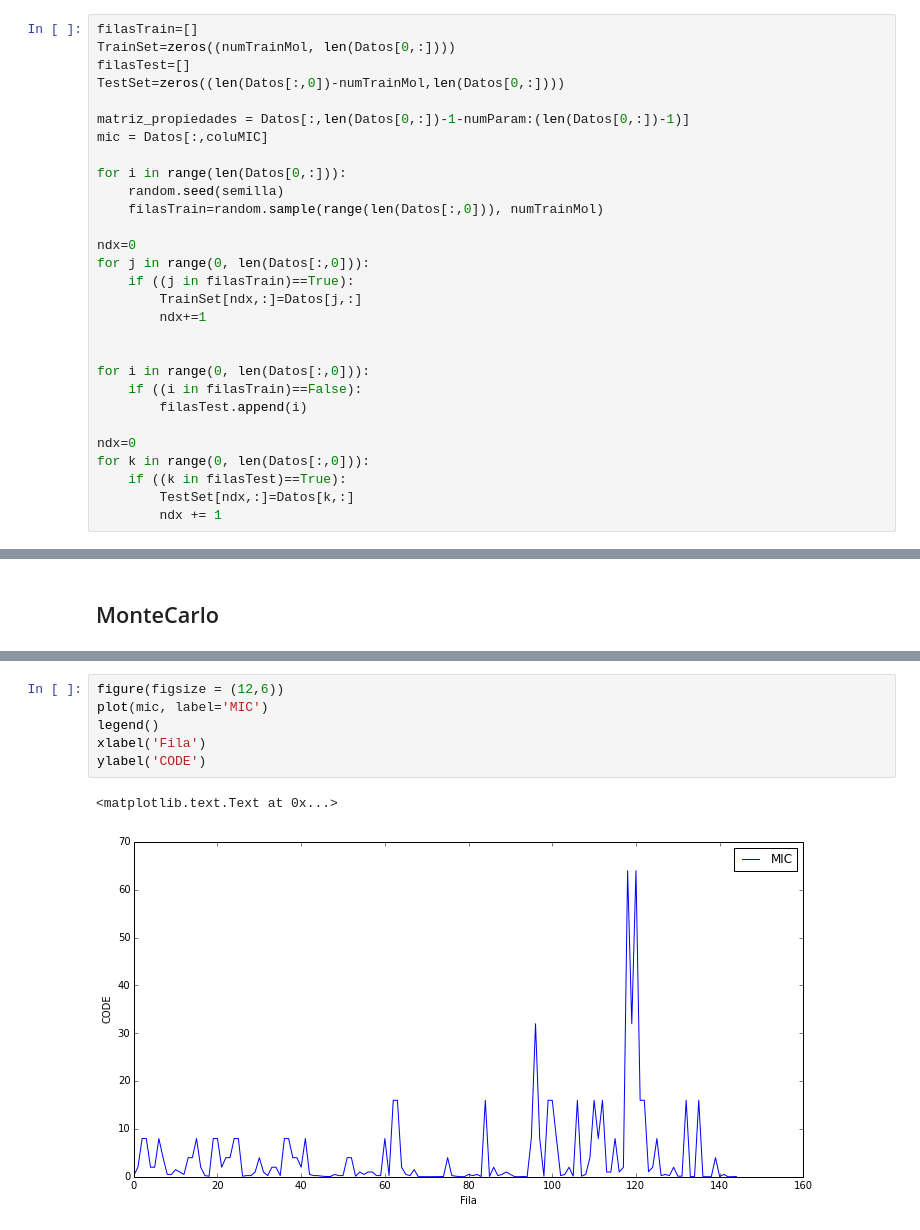
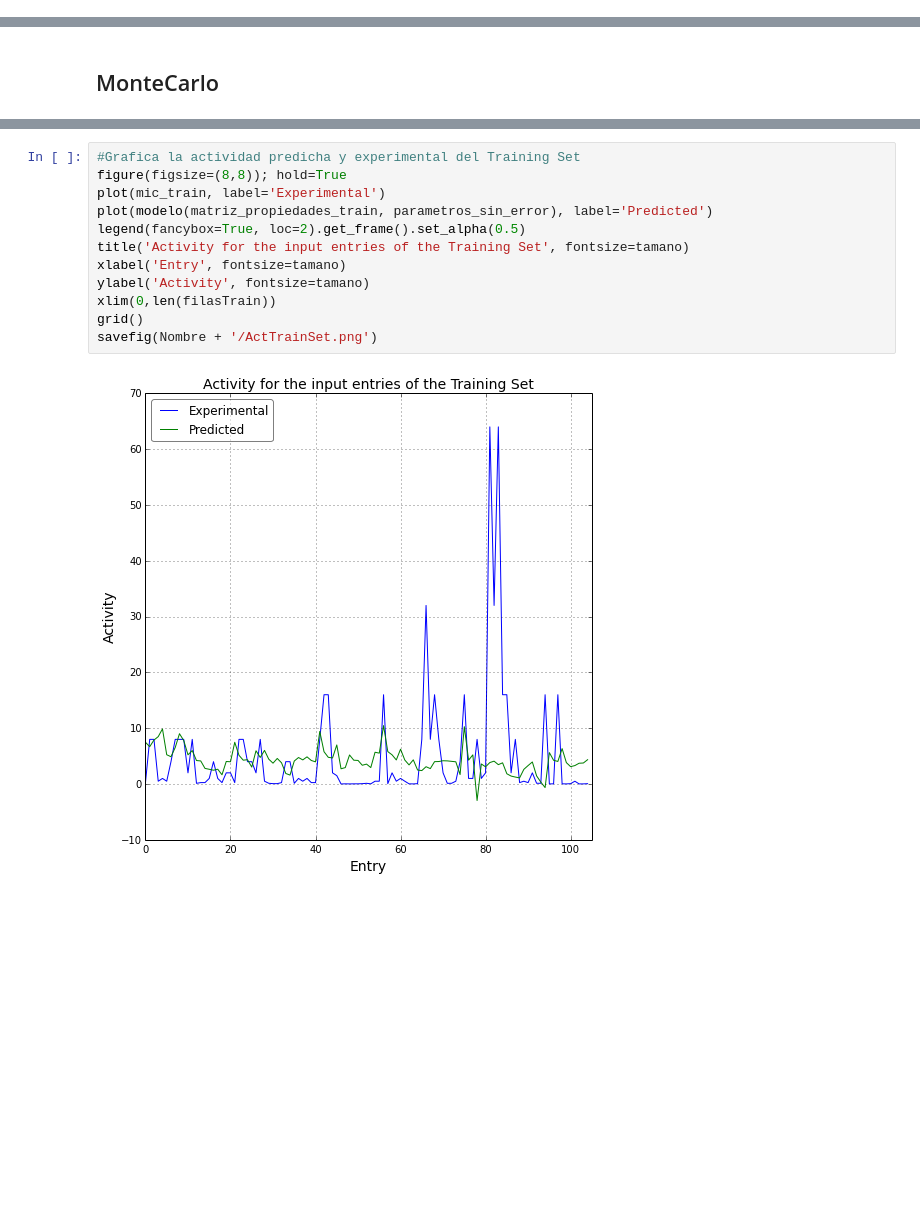
Before and after one commit to cebasfu93/CODE, a Jupyter notebook: CODE.ipynb, the cells around one changed output, grey strips where cells are left out. Cells and saved outputs as stored; diff of their text form; blank space fills up the shorter version.

```diff
--- a/CODE.ipynb
+++ b/CODE.ipynb
@@ -51,32 +47,3 @@ ndxchg=0
 shutil.copy(inputfile, Nombre)
 os.rename(Nombre+'/'+inputfile, Nombre+'/'+Nombre+'In.csv' )
 Datos=genfromtxt(Nombre + '/'+Nombre+'In.csv', delimiter=',', skip_header=1)
-# %%
-filasTrain=[]
-TrainSet=zeros((numTrainMol, len(Datos[0,:])))
-filasTest=[]
-TestSet=zeros((len(Datos[:,0])-numTrainMol,len(Datos[0,:])))
-
-matriz_propiedades = Datos[:,len(Datos[0,:])-1-numParam:(len(Datos[0,:])-1)]
-mic = Datos[:,coluMIC]
-
-for i in range(len(Datos[0,:])):
-    random.seed(semilla)
-    filasTrain=random.sample(range(len(Datos[:,0])), numTrainMol)
-
-ndx=0
-for j in range(0, len(Datos[:,0])):
-    if ((j in filasTrain)==True):
-        TrainSet[ndx,:]=Datos[j,:]
-        ndx+=1
-
-
-for i in range(0, len(Datos[:,0])):
-    if ((i in filasTrain)==False):
-        filasTest.append(i)
-
-ndx=0
-for k in range(0, len(Datos[:,0])):
-    if ((k in filasTest)==True):
-        TestSet[ndx,:]=Datos[k,:]
-        ndx += 1
@@ -117,9 +146,14 @@ xlim(0,30)
-# %%
-figure(figsize = (12,6))
-plot(mic, label='MIC')
-legend()
-xlabel('Fila')
-ylabel('CODE')
-# %% [output]
-<matplotlib.text.Text at 0x...>
-[figure, removed]
+# %%
+#Grafica la actividad predicha y experimental del Training Set
+figure(figsize=(8,8)); hold=True
+plot(mic_train, label='Experimental')
+plot(modelo(matriz_propiedades_train, parametros_sin_error), label='Predicted')
+legend(fancybox=True, loc=2).get_frame().set_alpha(0.5)
+title('Activity for the input entries of the Training Set', fontsize=tamano)
+xlabel('Entry', fontsize=tamano)
+ylabel('Activity', fontsize=tamano)
+xlim(0,len(filasTrain))
+grid()
+savefig(Nombre + '/ActTrainSet.png')
+# %% [output]
+[figure, added]
```
Also changed, not shown: parts of 12 cells of this notebook, 8 other files.
